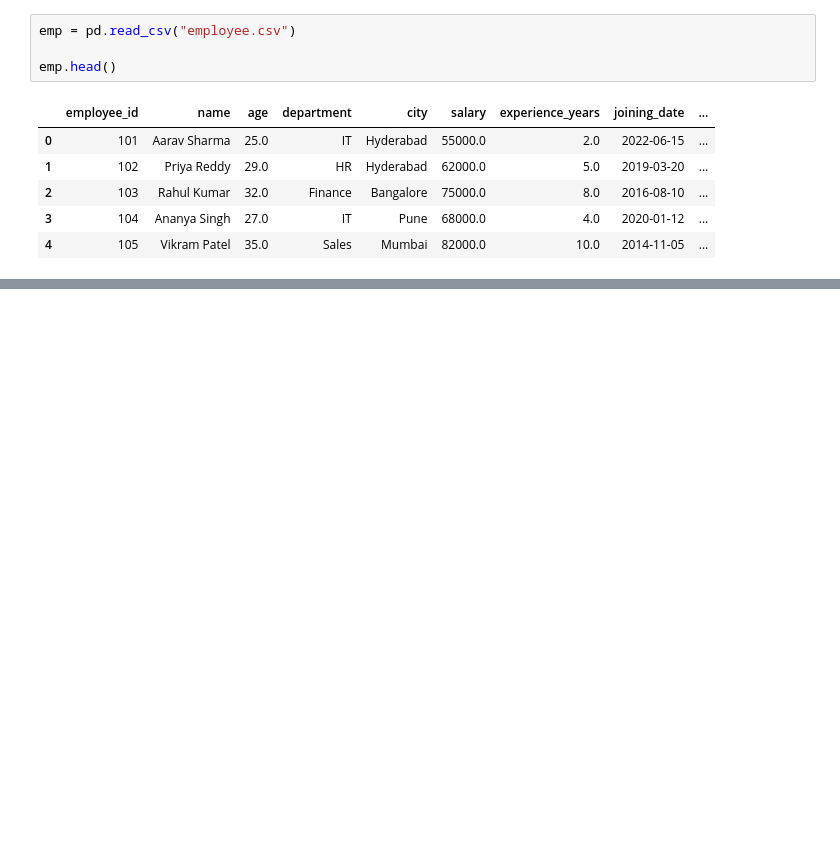
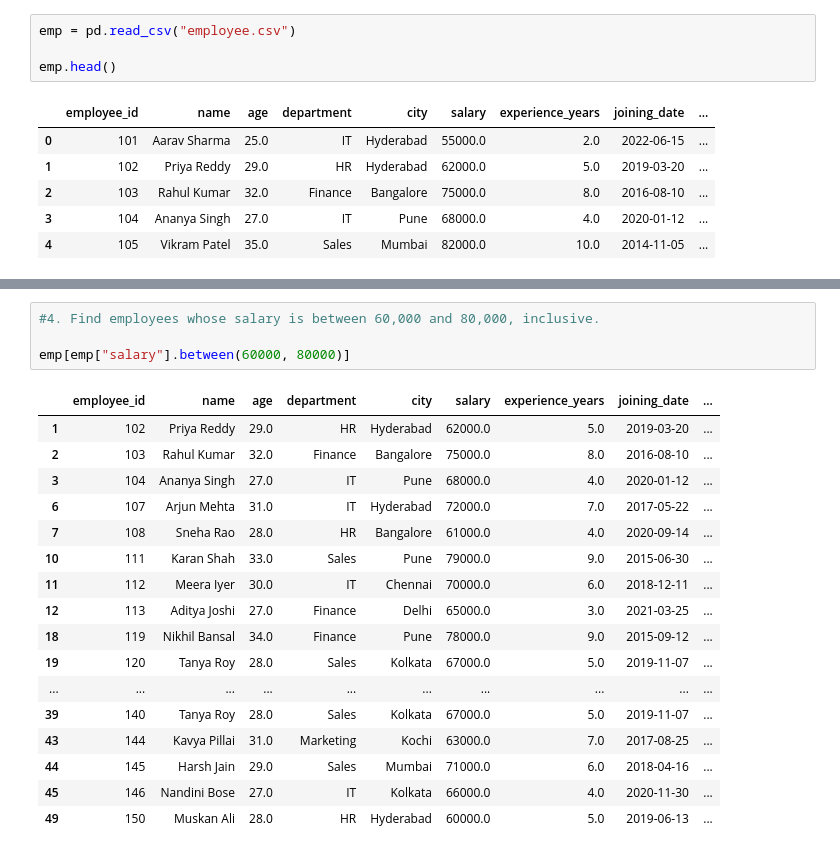
Before and after one commit to Vasista-G/GoogleCollab_Python, a Jupyter notebook: Pandaslearn.ipynb, the cells around one changed output, grey strips where cells are left out. Drawn from its saved outputs; the diff is of its cells as text; blank space fills up the shorter version.

```diff
--- a/Pandaslearn.ipynb
+++ b/Pandaslearn.ipynb
@@ -40,0 +97,22 @@ emp.loc[emp["department"] == "IT", ["name", "salary","department"]]
+# %%
+#4.	Find employees whose salary is between 60,000 and 80,000, inclusive.
+
+emp[emp["salary"].between(60000, 80000)]
+# %% [output]
+|  | employee_id | name | age | department | city | salary | experience_years | joining_date | ... |
+| 1 | 102 | Priya Reddy | 29.0 | HR | Hyderabad | 62000.0 | 5.0 | 2019-03-20 | ... |
+| 2 | 103 | Rahul Kumar | 32.0 | Finance | Bangalore | 75000.0 | 8.0 | 2016-08-10 | ... |
+| 3 | 104 | Ananya Singh | 27.0 | IT | Pune | 68000.0 | 4.0 | 2020-01-12 | ... |
+| 6 | 107 | Arjun Mehta | 31.0 | IT | Hyderabad | 72000.0 | 7.0 | 2017-05-22 | ... |
+| 7 | 108 | Sneha Rao | 28.0 | HR | Bangalore | 61000.0 | 4.0 | 2020-09-14 | ... |
+| 10 | 111 | Karan Shah | 33.0 | Sales | Pune | 79000.0 | 9.0 | 2015-06-30 | ... |
+| 11 | 112 | Meera Iyer | 30.0 | IT | Chennai | 70000.0 | 6.0 | 2018-12-11 | ... |
+| 12 | 113 | Aditya Joshi | 27.0 | Finance | Delhi | 65000.0 | 3.0 | 2021-03-25 | ... |
+| 18 | 119 | Nikhil Bansal | 34.0 | Finance | Pune | 78000.0 | 9.0 | 2015-09-12 | ... |
+| 19 | 120 | Tanya Roy | 28.0 | Sales | Kolkata | 67000.0 | 5.0 | 2019-11-07 | ... |
+| ... | ... | ... | ... | ... | ... | ... | ... | ... | ... |
+| 39 | 140 | Tanya Roy | 28.0 | Sales | Kolkata | 67000.0 | 5.0 | 2019-11-07 | ... |
+| 43 | 144 | Kavya Pillai | 31.0 | Marketing | Kochi | 63000.0 | 7.0 | 2017-08-25 | ... |
+| 44 | 145 | Harsh Jain | 29.0 | Sales | Mumbai | 71000.0 | 6.0 | 2018-04-16 | ... |
+| 45 | 146 | Nandini Bose | 27.0 | IT | Kolkata | 66000.0 | 4.0 | 2020-11-30 | ... |
+| 49 | 150 | Muskan Ali | 28.0 | HR | Hyderabad | 60000.0 | 5.0 | 2019-06-13 | ... |
```
Also changed, not shown: parts of 4 cells of this notebook.
